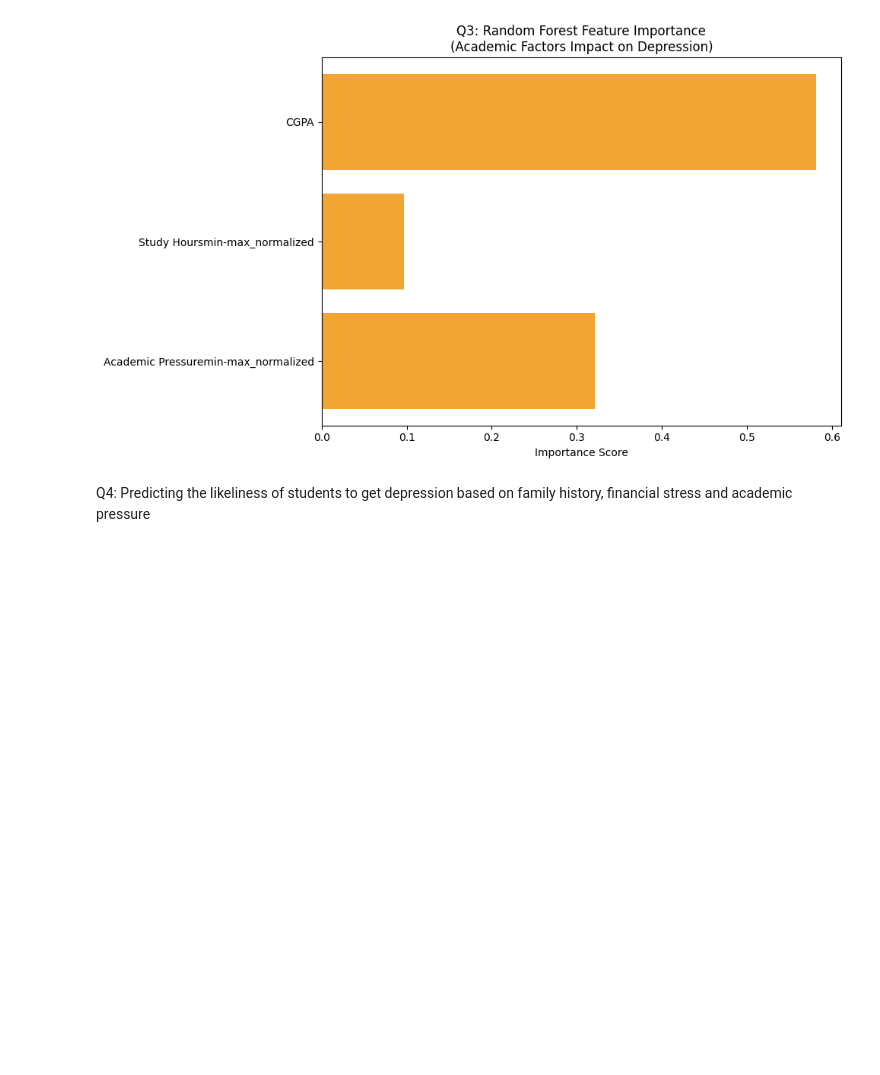
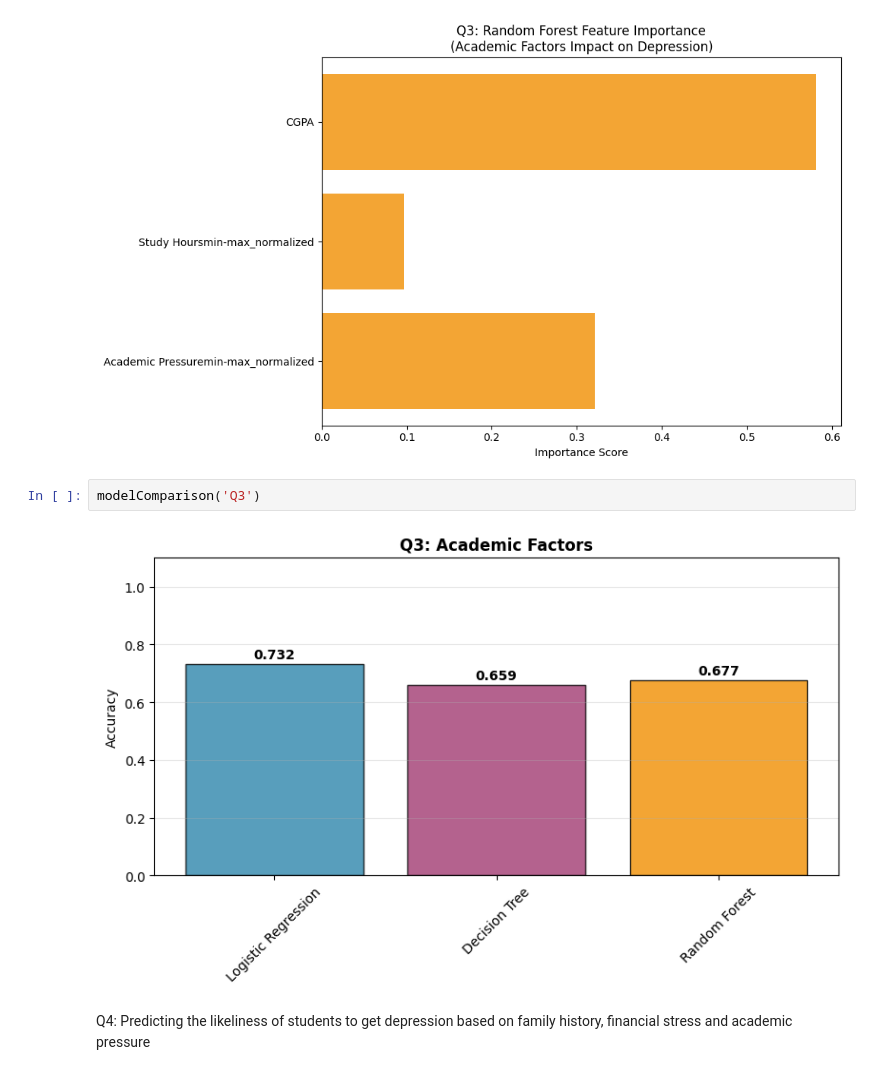
Before and after one commit to dinnifarisya/Student-Depression-Data-Science-Project, a Jupyter notebook: Data Science Project.ipynb, the cells around one changed output. Drawn from its saved outputs; the diff is of its cells as text; blank space fills up the shorter version.

```diff
--- a/Data Science Project.ipynb
+++ b/Data Science Project.ipynb
@@ -1193,6 +1223,10 @@ plt.tight_layout()
 plt.show()
 # %% [output]
 [figure]
+# %%
+modelComparison('Q3')
+# %% [output]
+[figure, added]
 # %% [markdown]
 Q4: Predicting the likeliness of students to get depression based on family history, financial stress and academic pressure
 # %%
```
Also changed, not shown: parts of 7 cells of this notebook.
